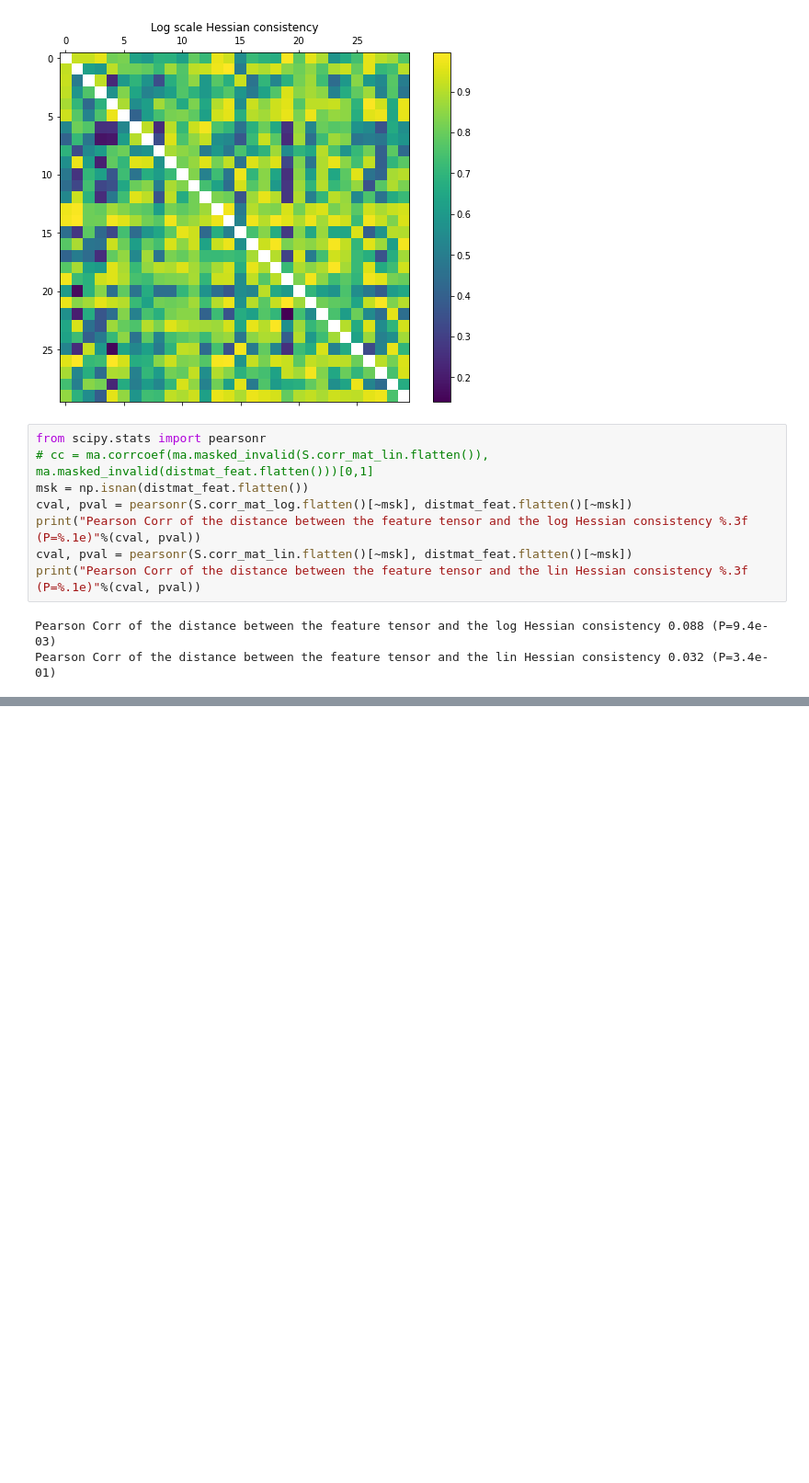
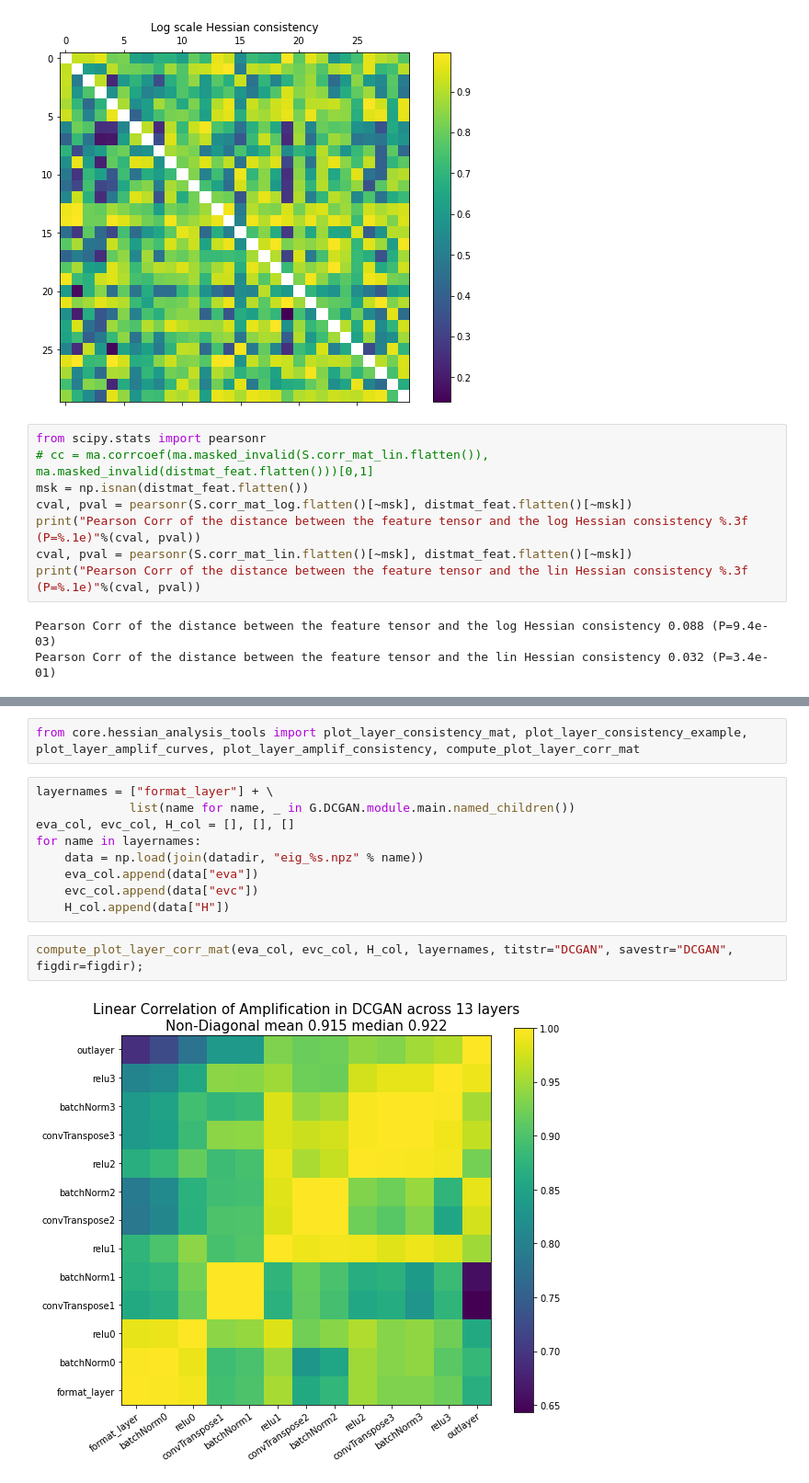
Before and after one commit to Animadversio/GAN-Geometry, a Jupyter notebook: Tutorial_GAN_Geometry.ipynb, the cells around one changed output, grey strips where cells are left out. Shown at 92% size. Cells and saved outputs as stored; diff of their text form; blank space fills up the shorter version.

```diff
--- a/Tutorial_GAN_Geometry.ipynb
+++ b/Tutorial_GAN_Geometry.ipynb
@@ -105,0 +205,15 @@ How does this geometric structure comes into being? We can look into the archite
+# %%
+from core.hessian_analysis_tools import plot_layer_consistency_mat, plot_layer_consistency_example, plot_layer_amplif_curves, plot_layer_amplif_consistency, compute_plot_layer_corr_mat
+# %%
+layernames = ["format_layer"] + \
+             list(name for name, _ in G.DCGAN.module.main.named_children())
+eva_col, evc_col, H_col = [], [], []
+for name in layernames:
+    data = np.load(join(datadir, "eig_%s.npz" % name))
+    eva_col.append(data["eva"])
+    evc_col.append(data["evc"])
+    H_col.append(data["H"])
+# %%
+compute_plot_layer_corr_mat(eva_col, evc_col, H_col, layernames, titstr="DCGAN", savestr="DCGAN", figdir=figdir);
+# %% [output]
+[figure, added]
```
Also changed, not shown: parts of 9 cells of this notebook, 2 other files.
